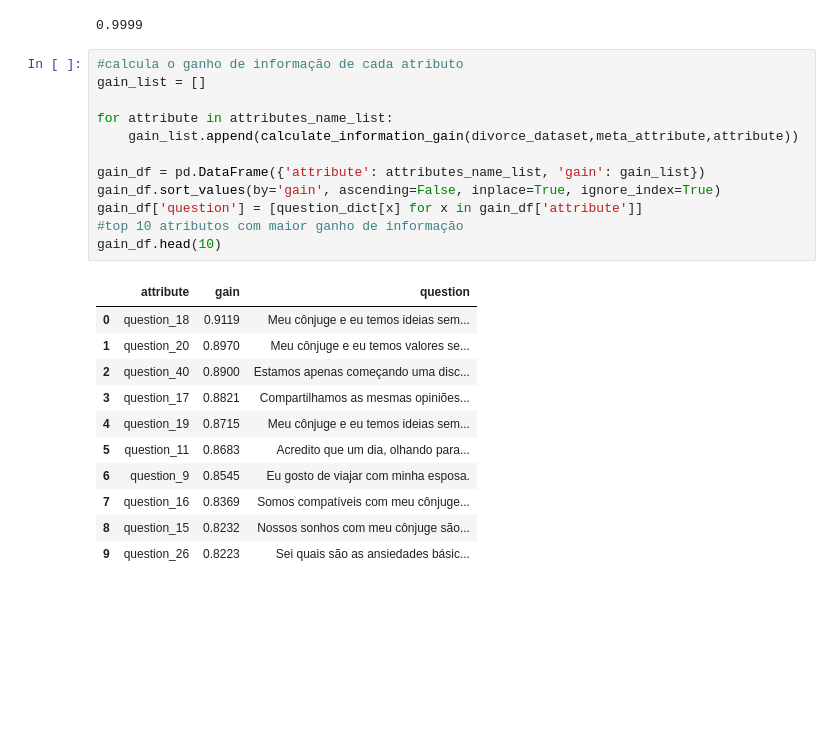
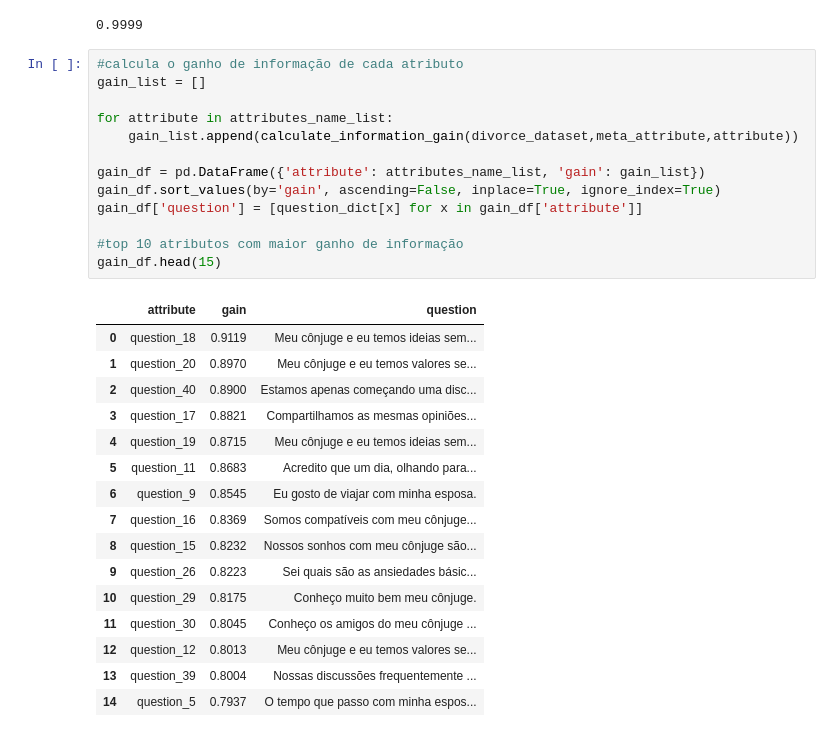
Before and after one commit to o-rovida/Trabalho-Final-Minera--o-de-Dados, a Jupyter notebook: data_mining.ipynb, the cells around one changed output. Drawn from its saved outputs; the diff is of its cells as text; blank space fills up the shorter version.

```diff
--- a/data_mining.ipynb
+++ b/data_mining.ipynb
@@ -119,24 +143,30 @@ print(calculate_entropy(divorce_dataset, meta_attribute))
 # %%
 #calcula o ganho de informação de cada atributo
 gain_list = []
 
 for attribute in attributes_name_list:
     gain_list.append(calculate_information_gain(divorce_dataset,meta_attribute,attribute))
 
 gain_df = pd.DataFrame({'attribute': attributes_name_list, 'gain': gain_list})
 gain_df.sort_values(by='gain', ascending=False, inplace=True, ignore_index=True)
 gain_df['question'] = [question_dict[x] for x in gain_df['attribute']]
+
 #top 10 atributos com maior ganho de informação
-gain_df.head(10)
+gain_df.head(15)
 # %% [output]
 |  | attribute | gain | question |
 | 0 | question_18 | 0.9119 | Meu cônjuge e eu temos ideias sem... |
 | 1 | question_20 | 0.8970 | Meu cônjuge e eu temos valores se... |
 | 2 | question_40 | 0.8900 | Estamos apenas começando uma disc... |
 | 3 | question_17 | 0.8821 | Compartilhamos as mesmas opiniões... |
 | 4 | question_19 | 0.8715 | Meu cônjuge e eu temos ideias sem... |
 | 5 | question_11 | 0.8683 | Acredito que um dia, olhando para... |
 | 6 | question_9 | 0.8545 | Eu gosto de viajar com minha esposa. |
 | 7 | question_16 | 0.8369 | Somos compatíveis com meu cônjuge... |
 | 8 | question_15 | 0.8232 | Nossos sonhos com meu cônjuge são... |
 | 9 | question_26 | 0.8223 | Sei quais são as ansiedades básic... |
+| 10 | question_29 | 0.8175 | Conheço muito bem meu cônjuge. |
+| 11 | question_30 | 0.8045 | Conheço os amigos do meu cônjuge ... |
+| 12 | question_12 | 0.8013 | Meu cônjuge e eu temos valores se... |
+| 13 | question_39 | 0.8004 | Nossas discussões frequentemente ... |
+| 14 | question_5 | 0.7937 | O tempo que passo com minha espos... |
```
Also changed, not shown: parts of 8 cells of this notebook.
